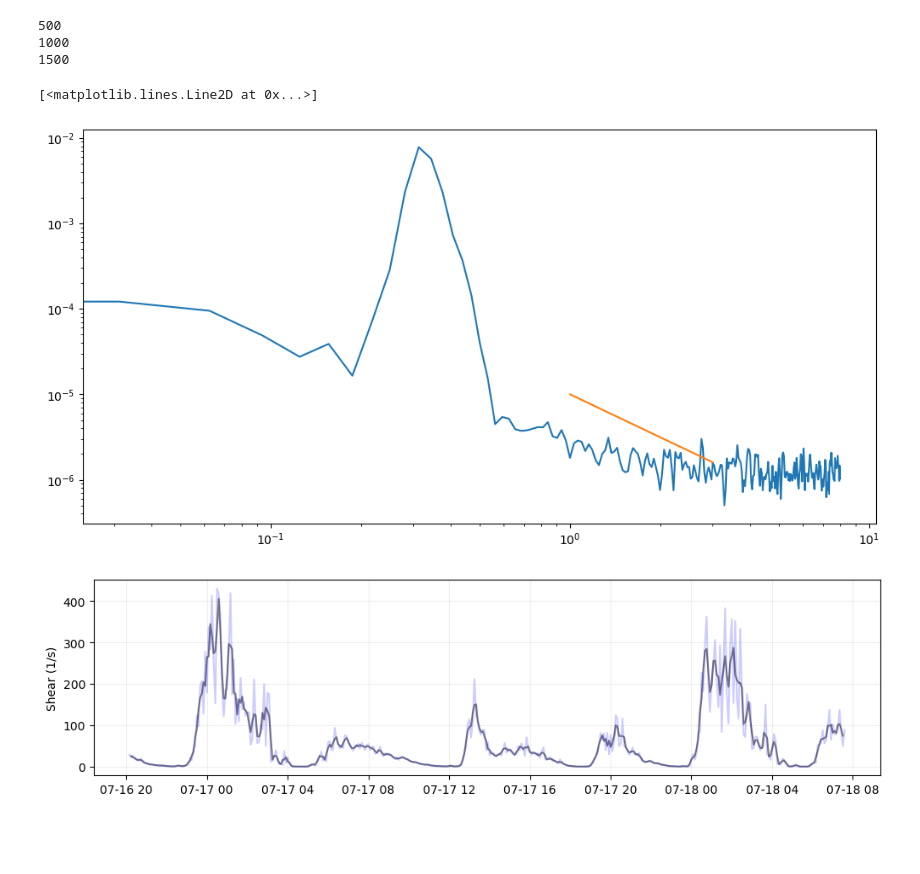
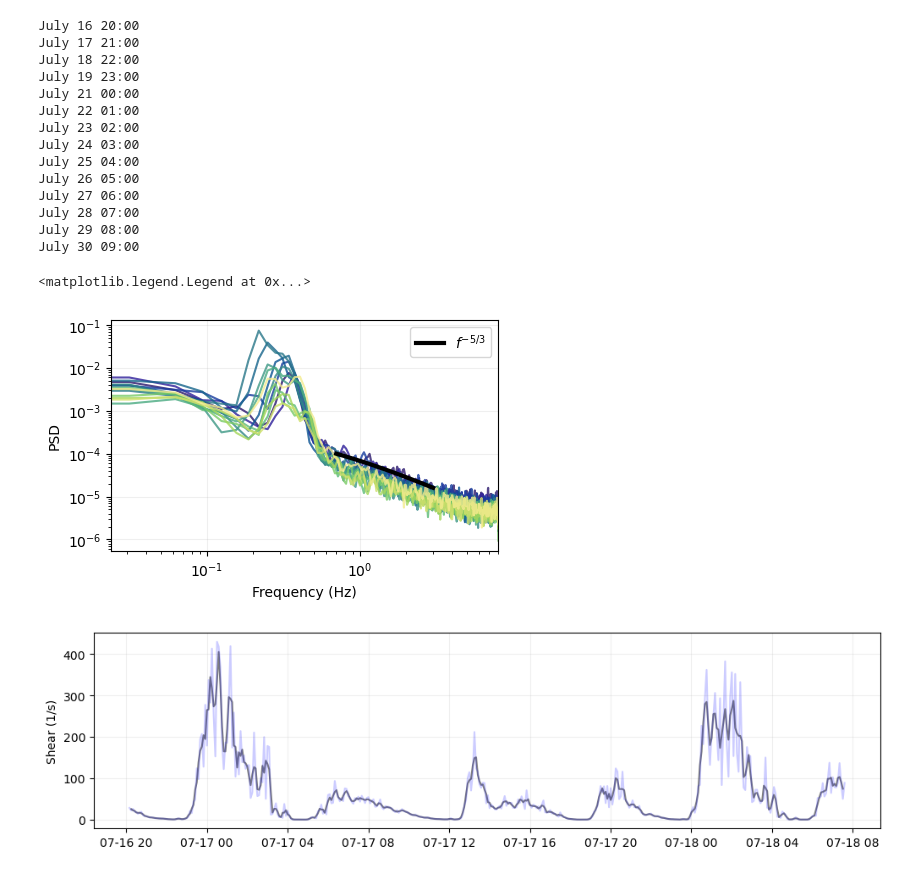
Before and after one commit to sienna-white/enkf_sediment, a Jupyter notebook: review_shallows_usgs_data.ipynb, the cells around one changed output. Cells and saved outputs as stored; diff of their text form; code cells hidden in the pictures; blank space fills up the shorter version.

```diff
--- a/review_shallows_usgs_data.ipynb
+++ b/review_shallows_usgs_data.ipynb
@@ -107,7 +107,7 @@ adv.set_preprocess_opts(pre_opts)
 # Calculate dissipation and stats for each burst.
 adv_data = pd.DataFrame(index=range(0, 4000))
 
-if 1:
+if 0:
     for i in range(1, 3978, 1): # 3978
 
         if i%500==0:
@@ -136,20 +136,43 @@ if 1:
         adv_data['smoothed_shear'] = smoothed_shear
         adv_data.reset_index(drop=True, inplace=True)
         adv_data.to_csv("processed_adv_data_fitted.csv", index=False)
-# %% [output]
-500
-1000
-1500
 # %%
-f, P = welch(burst["u1"].squeeze(), fs=adv.fs, nperseg = len(burst["u1"].squeeze()) // 8, window="hamming", detrend="linear")
 
-fig = plt.figure(figsize=(12, 6))
+
+fig = plt.figure(figsize=(5, 3))
 ax = plt.gca()
-ax.loglog(f, P)
-ax.loglog(np.linspace(1, 3, 100), 1e-5 * np.linspace(1, 3, 100)**(-5/3))
+ax.grid(alpha=0.2)
+ax.set_ylabel("PSD")
+ax.set_xlabel("Frequency (Hz)")
+
+for i in range(0, 4000, 300):
+    burst = adv.load_burst(i)
+    color = cmo.cm.haline(i/4000)
+    time = burst['time'][0][0]
+    time = pd.to_datetime(time).strftime('%B %d, %H:00')
+    print(time)
+    f, P = welch(burst["u1"].squeeze(), fs=adv.fs, nperseg = len(burst["u1"].squeeze()) // 8, window="hamming", detrend="linear")
+    ax.loglog(f, P, color=color, linewidth=1.5, alpha=0.8)
+ax.loglog(np.linspace(0.7, 3, 100), 1e-4 * np.linspace(1, 3, 100)**(-5/3), '-k', linewidth=3, label=r"$f^{-5/3}$")
+ax.set_xlim(f[0], f[-1])
+ax.legend()
 # %% [output]
-[<matplotlib.lines.Line2D at 0x...>]
+July 16 20:00
+July 17 21:00
+July 18 22:00
+July 19 23:00
+July 21 00:00
+July 22 01:00
+July 23 02:00
+July 24 03:00
+July 25 04:00
+July 26 05:00
+July 27 06:00
+July 28 07:00
+July 29 08:00
+July 30 09:00
+<matplotlib.legend.Legend at 0x...>
-[figure, old version]
+[figure, new version]
 # %%
 import matplotlib.pyplot as plt
 adv_data = pd.read_csv("processed_adv_data.csv")
```
Also changed, not shown: 29 other files.
